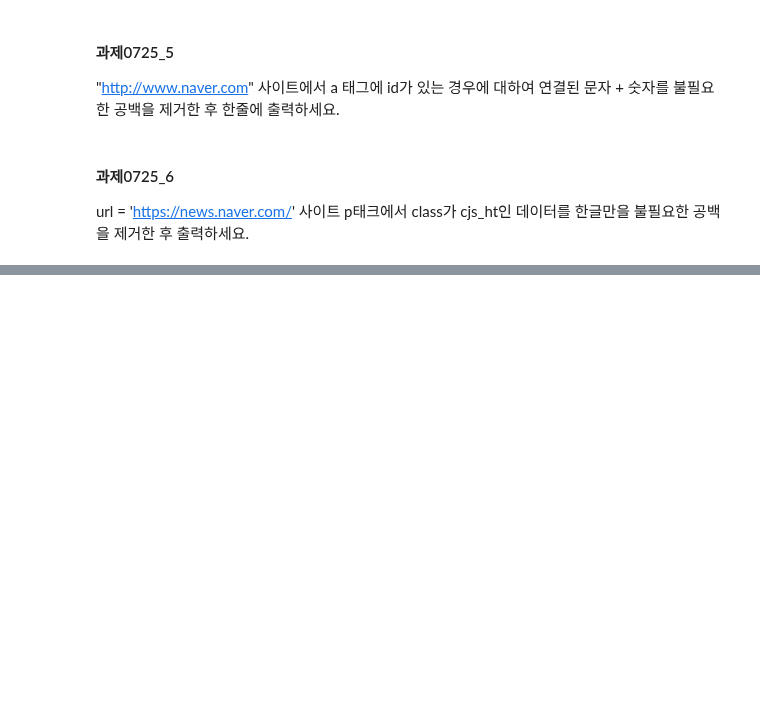
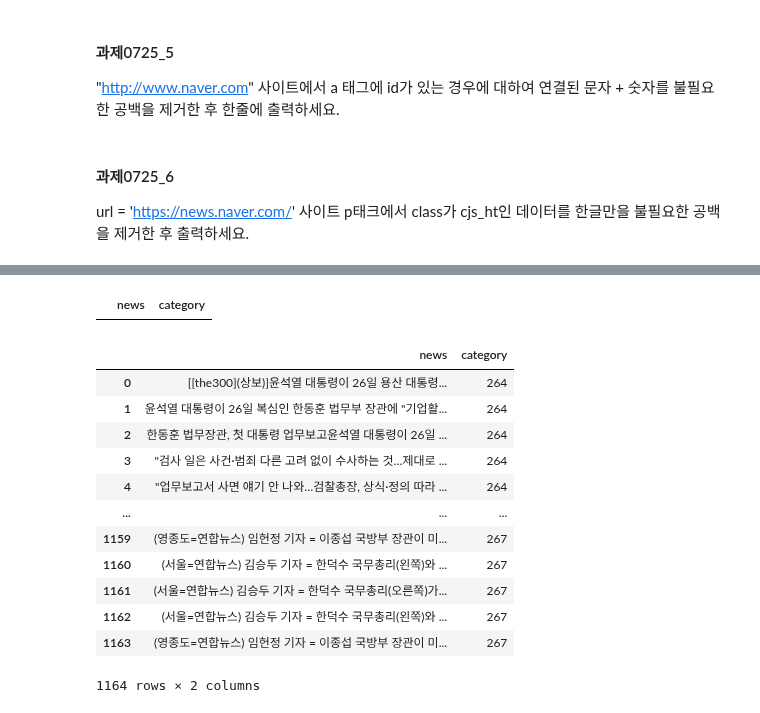
Before and after one commit to bnv20/kdt7, a Jupyter notebook: m2_분석라이브러리활용/crawling/web_crawling_2.ipynb, the cells around one changed output, grey strips where cells are left out. Cells and saved outputs as stored; diff of their text form; code cells hidden in the pictures; blank space fills up the shorter version.

```diff
--- a/m2_분석라이브러리활용/crawling/web_crawling_2.ipynb
+++ b/m2_분석라이브러리활용/crawling/web_crawling_2.ipynb
@@ -546,0 +889,55 @@ url = 'https://news.naver.com/' 사이트 p태크에서 class가 cjs_ht인 데
+# %%
+# 웹구조 파악 : sid1 = 100, sid2 = 264, page =
+https://news.naver.com/main/main.naver?mode=LSD&mid=shm&sid1=100
+https://news.naver.com/main/list.naver?mode=LS2D&mid=shm&sid1=100&sid2=265
+https://news.naver.com/main/list.naver?mode=LS2D&sid2=265&sid1=100&mid=shm&date=20220726&page=27
+
+url = 'https://news.naver.com/main/list.naver?mode=LS2D&sid2='+str(cat)+'&sid1=100&mid=shm&date=20220726&page='+str(i+1)
+# %%
+import pandas as pd
+news_df = pd.DataFrame(columns=['news','category'])
+news_df
+# %% [output]
+|  | news | category |
+# %%
+from bs4 import BeautifulSoup
+import requests
+
+cats=[264,265,268,267]
+ind=0 # 행 번호
+for cat in cats:
+    for i in range(15):
+        url = 'https://news.naver.com/main/list.naver?mode=LS2D&sid2='+str(cat)+'&sid1=100&mid=shm&date=20220726&page='+str(i+1)
+        headers = {"User-Agent":"Mozilla/5.0 (Windows NT 10.0; Win64; x64) AppleWebKit/537.36 (KHTML, like Gecko) Chrome/96.0.4664.45 Safari/537.36"}
+        news = requests.get(url, headers=headers)
+        bs = BeautifulSoup(news.text, 'html.parser')
+        links = bs.select('#main_content > div > ul > li > dl > dt > a')
+        newslinks=[]
+        for j, a in enumerate(links):
+            newslink = a.get('href')
+            newslinks.append(newslink)
+            newslinks = list(set(newslinks)) # 중복 기사 제거
+
+        for link in newslinks:
+            res2 = requests.get(link, headers=headers).text
+            bs2 = BeautifulSoup(res2, 'html.parser')
+            news = bs2.find('div',id='dic_area').text
+            news = re.sub('\n','',news) # 개행 공백으로
+            news = re.sub('\t','',news) # tab 공백으로
+            news_df.loc[ind] = [news,cat]
+            ind += 1
+news_df
+# %% [output]
+|  | news | category |
+| 0 | [[the300](상보)]윤석열 대통령이 26일 용산 대통령... | 264 |
+| 1 | 윤석열 대통령이 26일 복심인 한동훈 법무부 장관에 "기업활... | 264 |
+| 2 | 한동훈 법무장관, 첫 대통령 업무보고윤석열 대통령이 26일 ... | 264 |
+| 3 | "검사 일은 사건·범죄 다른 고려 없이 수사하는 것…제대로 ... | 264 |
+| 4 | "업무보고서 사면 얘기 안 나와…검찰총장, 상식·정의 따라 ... | 264 |
+| ... | ... | ... |
+| 1159 | (영종도=연합뉴스) 임헌정 기자 = 이종섭 국방부 장관이 미... | 267 |
+| 1160 | (서울=연합뉴스) 김승두 기자 = 한덕수 국무총리(왼쪽)와 ... | 267 |
+| 1161 | (서울=연합뉴스) 김승두 기자 = 한덕수 국무총리(오른쪽)가... | 267 |
+| 1162 | (서울=연합뉴스) 김승두 기자 = 한덕수 국무총리(왼쪽)와 ... | 267 |
+| 1163 | (영종도=연합뉴스) 임헌정 기자 = 이종섭 국방부 장관이 미... | 267 |
+1164 rows × 2 columns
```
Also changed, not shown: parts of 21 cells of this notebook.
